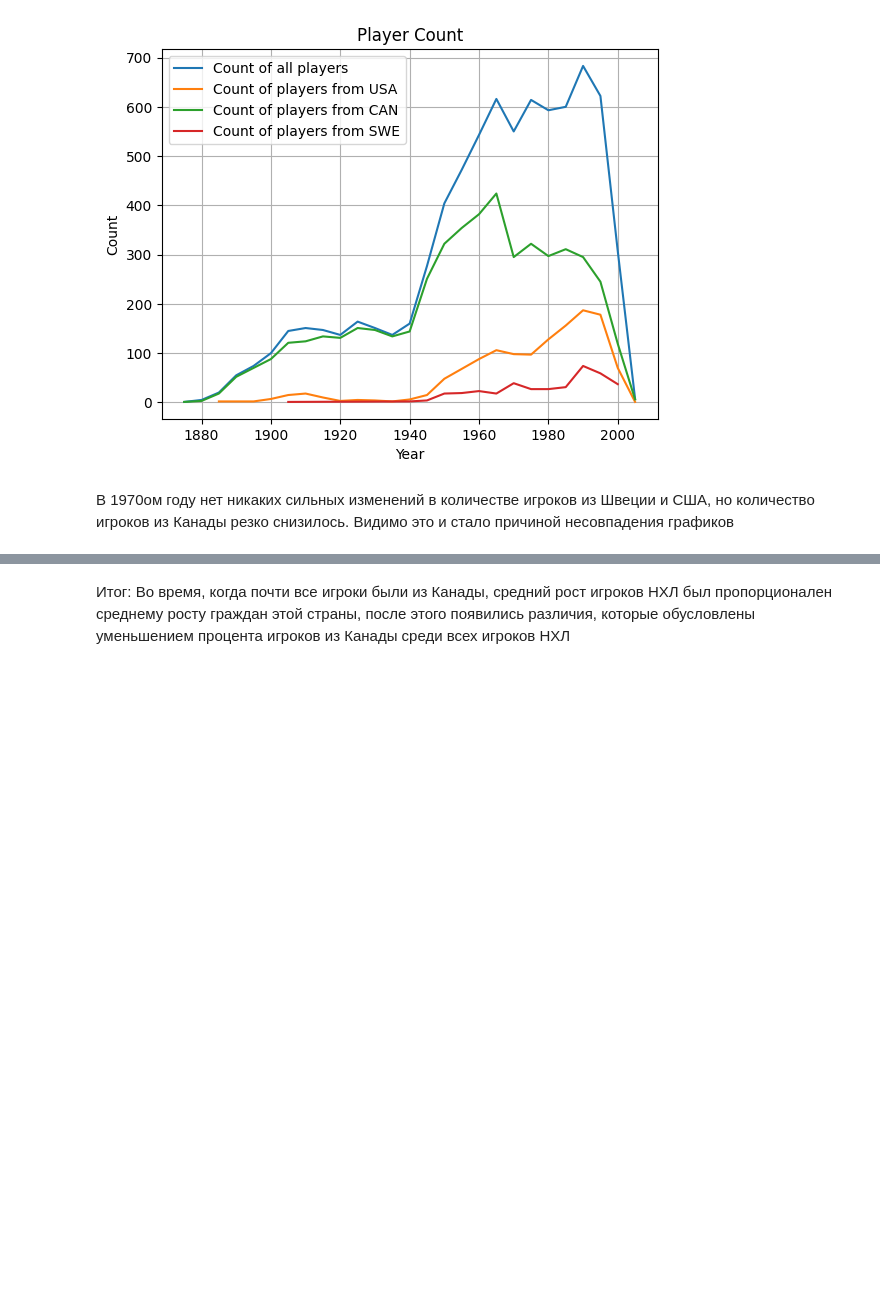
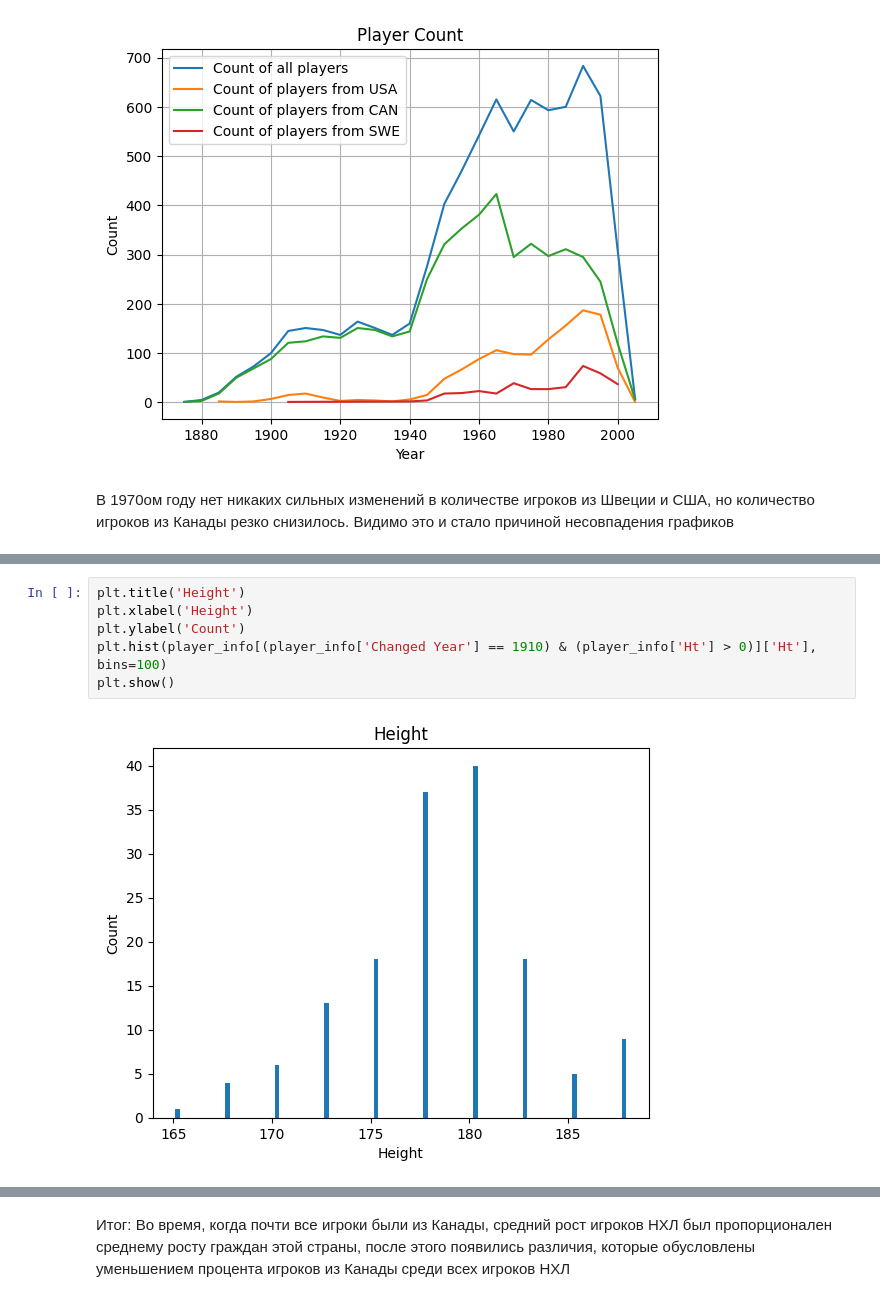
Before and after one commit to mgolovstik/cpm_project, a Jupyter notebook: test 2.ipynb, the cells around one changed output, grey strips where cells are left out. Drawn from its saved outputs; the diff is of its cells as text; blank space fills up the shorter version.

```diff
--- a/test 2.ipynb
+++ b/test 2.ipynb
@@ -759,0 +806,8 @@ plt.legend()
+# %%
+plt.title('Height')
+plt.xlabel('Height')
+plt.ylabel('Count')
+plt.hist(player_info[(player_info['Changed Year'] == 1910) & (player_info['Ht'] > 0)]['Ht'], bins=100)
+plt.show()
+# %% [output]
+[figure, added]
```
Also changed, not shown: parts of 18 cells of this notebook.
